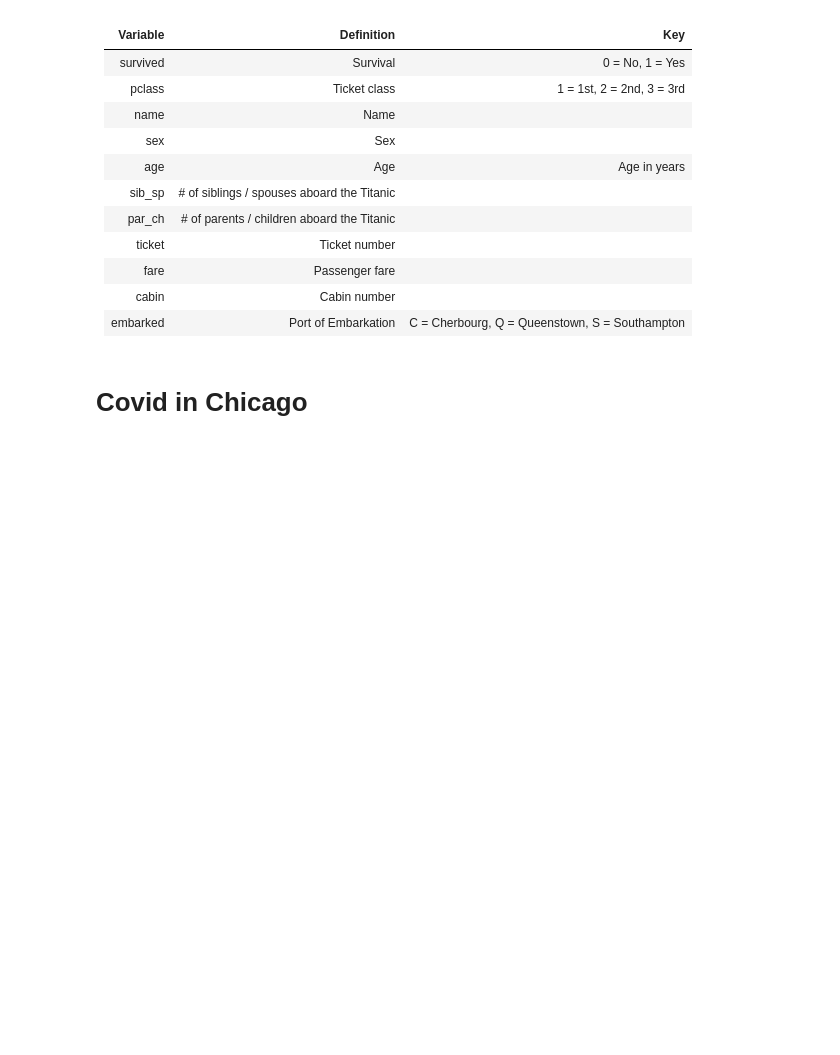
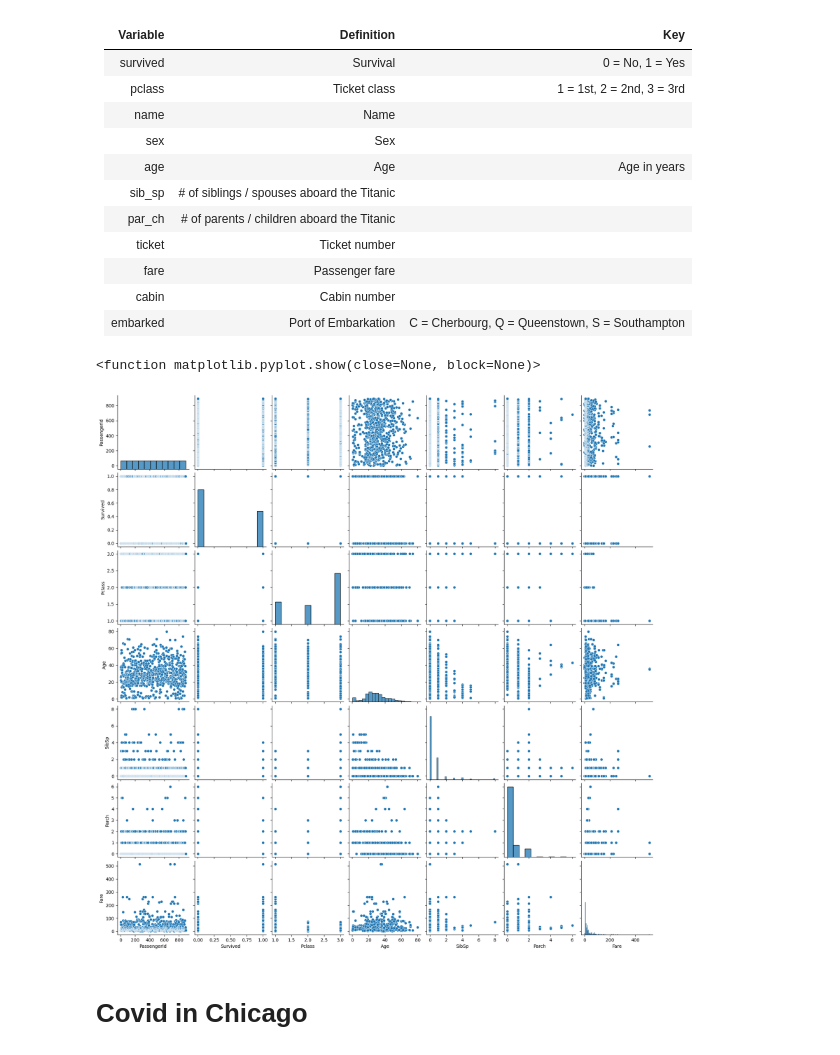
Before and after one commit to Amyy13/Amyy13, a Jupyter notebook: 10_Argonne_dataset_explorer.ipynb, the cells around one changed output. Saved outputs shown, nothing was run; the diff lists cells and outputs as text; code cells hidden in the pictures; blank space fills up the shorter version.

```diff
--- a/10_Argonne_dataset_explorer.ipynb
+++ b/10_Argonne_dataset_explorer.ipynb
@@ -109,6 +119,12 @@ batteries = pd.read_csv('https://raw.githubusercontent.com/jdomyancich/big-data-
 | embarked | Port of Embarkation | C = Cherbourg, Q = Queenstown, S = Southampton |
 # %%
 titanic = pd.read_csv('https://raw.githubusercontent.com/jdomyancich/big-data-camp/refs/heads/main/data/titanic.csv')
+# %%
+sns.pairplot(titanic)
+plt.show
+# %% [output]
+<function matplotlib.pyplot.show(close=None, block=None)>
+[figure, added]
 # %% [markdown]
 # Covid in Chicago
 # %%
```
Also changed, not shown: parts of 7 cells of this notebook.
